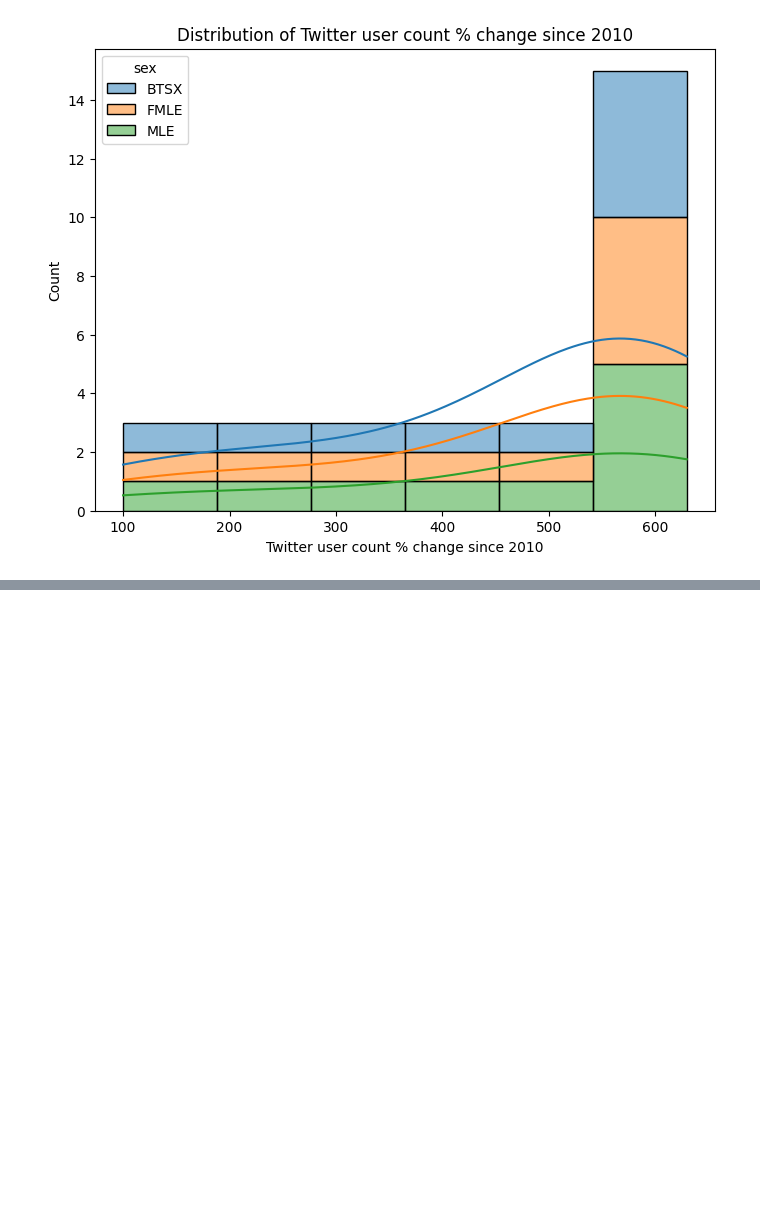
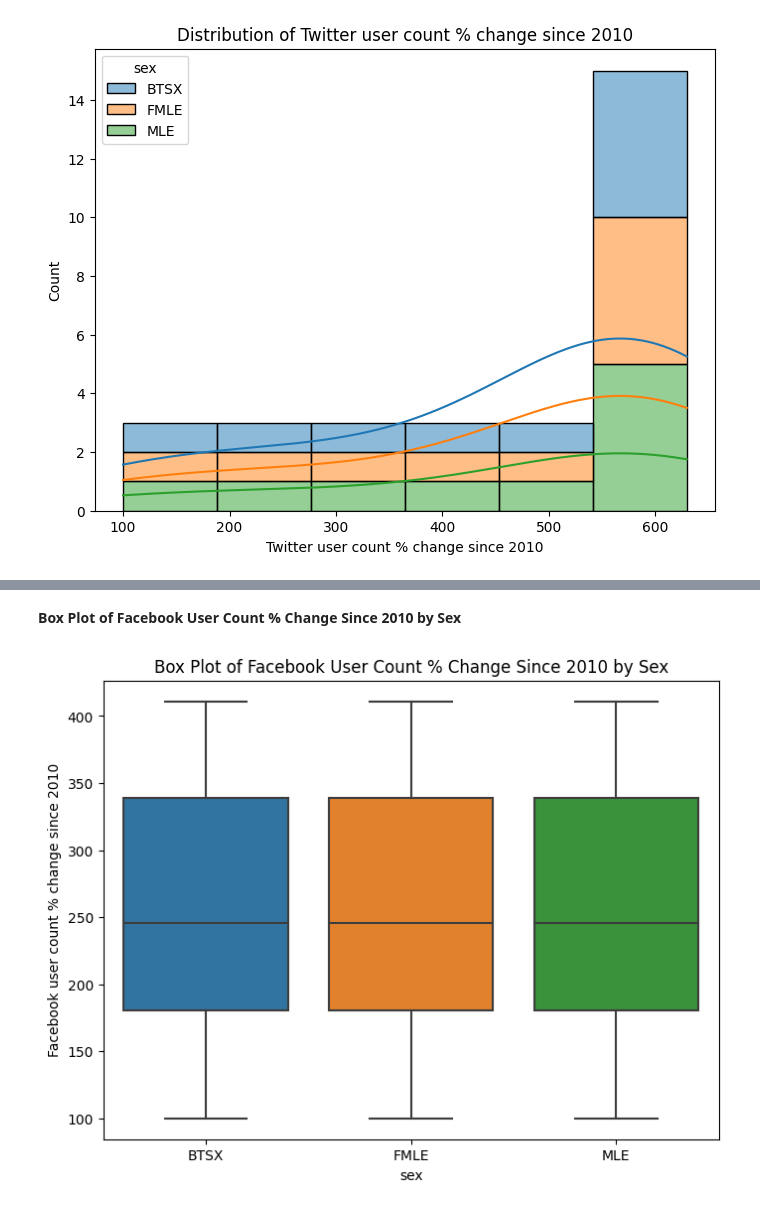
Before and after one commit to kumawatmanish05/Social-Media-Impact-On-Suicide-rates, a Jupyter notebook: social-media-s-impact-on-suicide-rates.ipynb, the cells around one changed output, grey strips where cells are left out. Drawn from its saved outputs; the diff is of its cells as text; code cells hidden in the pictures; blank space fills up the shorter version.

```diff
--- a/social-media-s-impact-on-suicide-rates.ipynb
+++ b/social-media-s-impact-on-suicide-rates.ipynb
@@ -149,0 +168,9 @@ plt.show()
+# %% [markdown]
+**Box Plot of Facebook User Count % Change Since 2010 by Sex**
+# %%
+plt.figure(figsize=(8, 6))
+sns.boxplot(data=df, x='sex', y='Facebook user count % change since 2010')
+plt.title('Box Plot of Facebook User Count % Change Since 2010 by Sex')
+plt.show()
+# %% [output]
+[figure, added]
```
Also changed, not shown: parts of 6 cells of this notebook.
